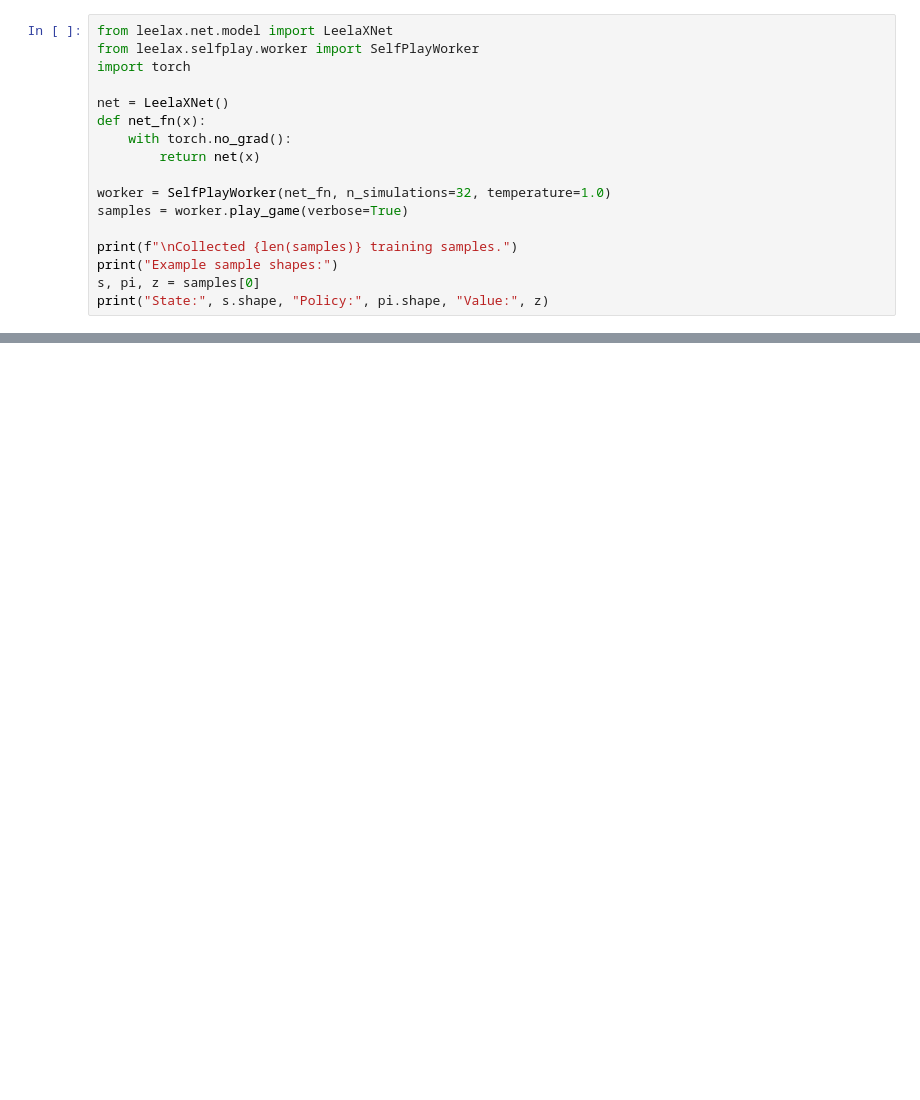
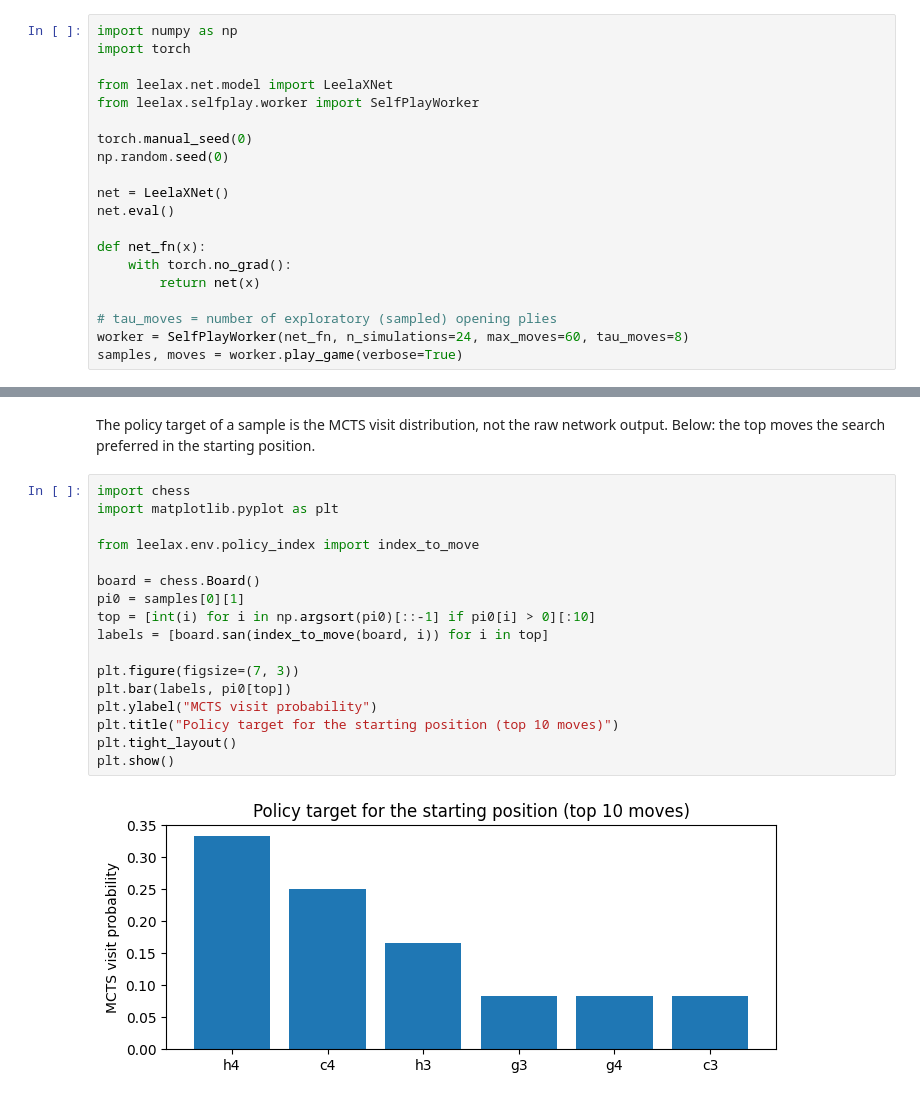
Before and after one commit to buckleherry/LeelaX, a Jupyter notebook: leelax/notebooks/03_selfplay_demo.ipynb, the cells around one changed output, grey strips where cells are left out. Cells and saved outputs as stored; diff of their text form; blank space fills up the shorter version.

```diff
--- a/leelax/notebooks/03_selfplay_demo.ipynb
+++ b/leelax/notebooks/03_selfplay_demo.ipynb
@@ -1,18 +10,21 @@
 # %%
+import numpy as np
+import torch
+
 from leelax.net.model import LeelaXNet
 from leelax.selfplay.worker import SelfPlayWorker
-import torch
+
+torch.manual_seed(0)
+np.random.seed(0)
 
 net = LeelaXNet()
+net.eval()
+
 def net_fn(x):
     with torch.no_grad():
         return net(x)
 
-worker = SelfPlayWorker(net_fn, n_simulations=32, temperature=1.0)
-samples = worker.play_game(verbose=True)
-
-print(f"\nCollected {len(samples)} training samples.")
-print("Example sample shapes:")
-s, pi, z = samples[0]
-print("State:", s.shape, "Policy:", pi.shape, "Value:", z)
+# tau_moves = number of exploratory (sampled) opening plies
+worker = SelfPlayWorker(net_fn, n_simulations=24, max_moves=60, tau_moves=8)
+samples, moves = worker.play_game(verbose=True)
 # %% [output]
@@ -36,0 +57,22 @@ KeyError: (-1, 1, 5)
+# %% [markdown]
+The policy target of a sample is the MCTS visit distribution, not the raw network
+output. Below: the top moves the search preferred in the starting position.
+# %%
+import chess
+import matplotlib.pyplot as plt
+
+from leelax.env.policy_index import index_to_move
+
+board = chess.Board()
+pi0 = samples[0][1]
+top = [int(i) for i in np.argsort(pi0)[::-1] if pi0[i] > 0][:10]
+labels = [board.san(index_to_move(board, i)) for i in top]
+
+plt.figure(figsize=(7, 3))
+plt.bar(labels, pi0[top])
+plt.ylabel("MCTS visit probability")
+plt.title("Policy target for the starting position (top 10 moves)")
+plt.tight_layout()
+plt.show()
+# %% [output]
+[figure, added]
```
Also changed, not shown: parts of 3 cells of this notebook, 1 other file.
